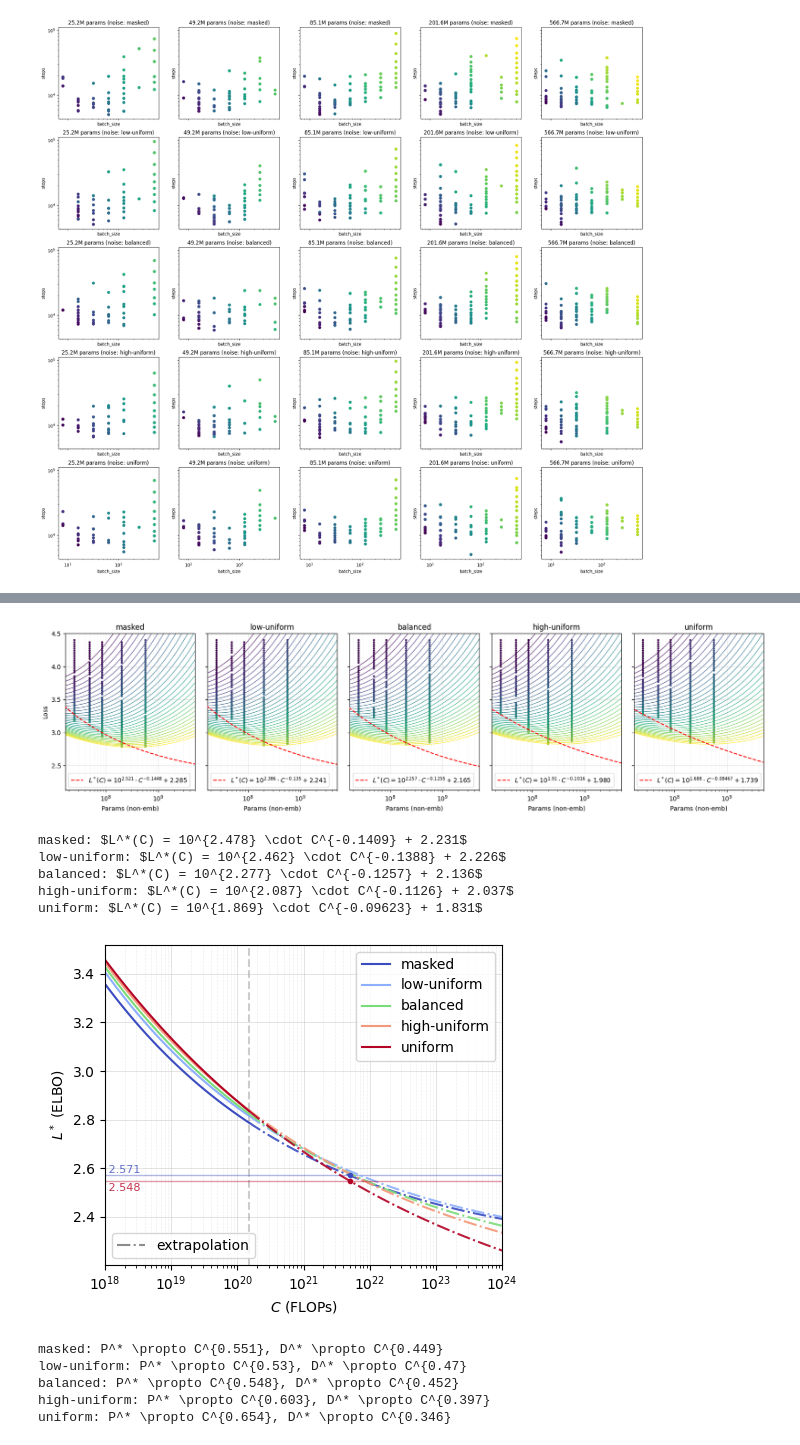
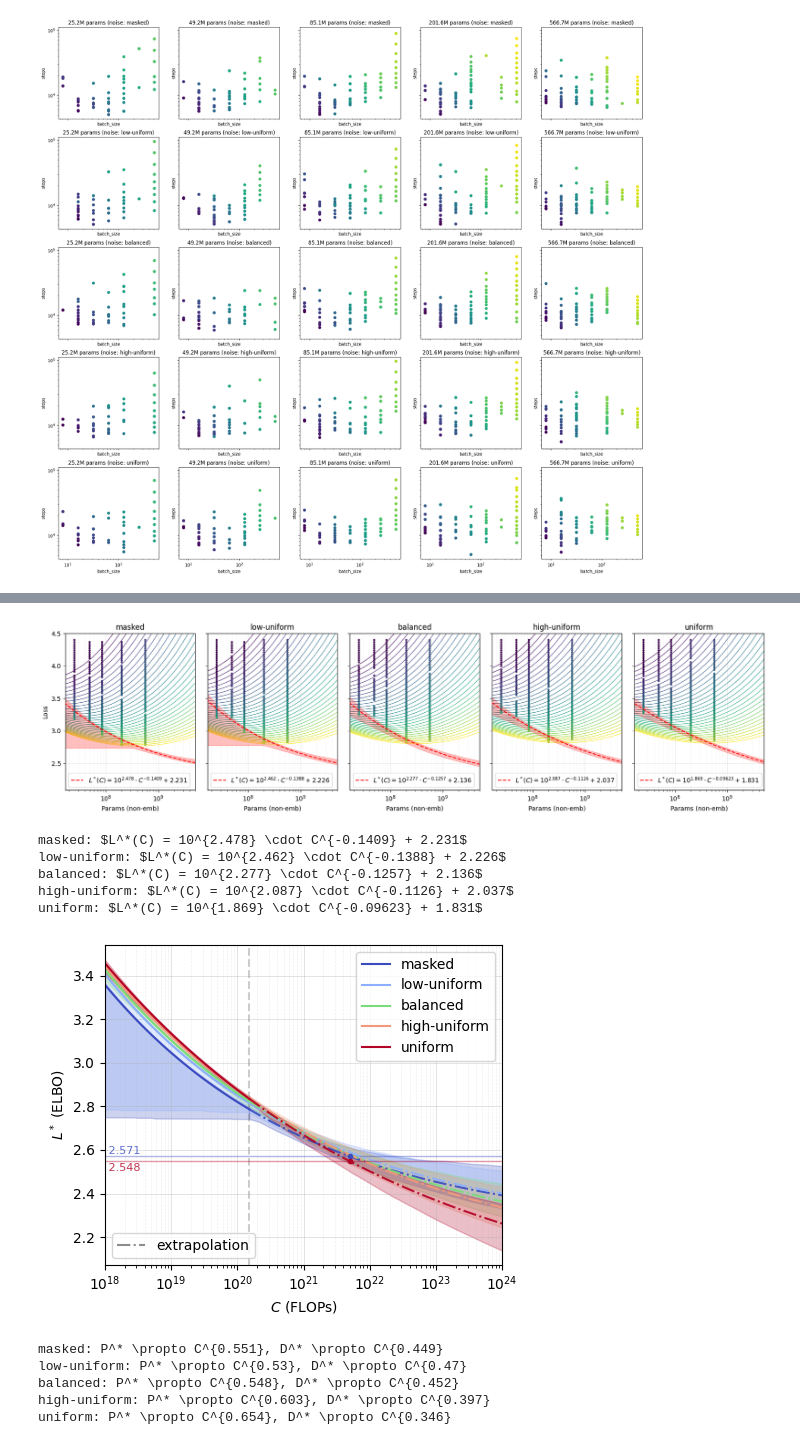
Before and after one commit to jafluri/gidd-easydel, a Jupyter notebook: notebooks/scaling_laws_standard_bootstrap.ipynb, the cells around one changed output, grey strips where cells are left out. Saved outputs shown, nothing was run; the diff lists cells and outputs as text; code cells hidden in the pictures.

Commit message:
standard bootstrap

```diff
--- a/notebooks/scaling_laws_standard_bootstrap.ipynb
+++ b/notebooks/scaling_laws_standard_bootstrap.ipynb
@@ -104,6 +137,16 @@ def color(x):
     cmap = plt.get_cmap("viridis")
     norm = plt.Normalize(vmin=np.log(flop_targets).min(), vmax=np.log(flop_targets).max())
     return cmap(norm(np.log(x)))
+
+
+def eval_bootstrap_params(bootstrap_array, params, percentile_alpha=15.85):
+    a, alpha, b, beta, E = bootstrap_array[:,:,None]
+    L_star_P = E + a*(alpha + beta)/beta * params[None,:]**(-alpha)
+    lower = np.percentile(L_star_P, percentile_alpha, axis=0)
+    upper = np.percentile(L_star_P, 100 - percentile_alpha, axis=0)
+    return lower, upper
+
+
 
 for i, (hybrid_mixing_shift, scaling_law) in enumerate(scaling_laws.items()):
     ax = axs[i]
@@ -135,6 +178,10 @@ for i, (hybrid_mixing_shift, scaling_law) in enumerate(scaling_laws.items()):
     L_star_P = E + a*(alpha + beta)/beta * params**(-alpha)
     ax.plot(params, L_star_P, linestyle="--", color="red", label="$L^*(C) = 10^{{{:.4g}}} \\cdot C^{{{:.4g}}} + {:.3f}$".format(np.log10(C_star_a), C_star_alpha, E), zorder=3)
 
+    lower, upper = eval_bootstrap_params(scaling_law["p_bootstrap"].T, params)
+    ax.fill_between(params, lower, upper, alpha=0.25, color="red")
+
+
     ax.set_title(f"{get_noise_label(hybrid_mixing_shift)}")
     ax.set_xscale("log")
     # ax.set_yscale("log")
@@ -155,7 +202,7 @@ fig.tight_layout(w_pad=-2.0)
 fig.show()
 #fig.savefig("plots/scaling_laws.pdf", dpi=300, bbox_inches="tight")
 # %% [output]
-[figure, old version]
+[figure, new version]
 # %%
 fig, ax = plt.subplots(1, 1, figsize=(5, 4))
 
@@ -168,6 +215,16 @@ idx = np.argmin(np.abs(flops - 1.5e20))
 ax.axvline(x=1.5e20, color="gray", linestyle="--", alpha=0.4)
 ax.plot([], [], linestyle="-.", color="gray", alpha=0.9, label="extrapolation")
 
+def eval_bootstrap_flops(bootstrap_array, flops, percentile_alpha=15.85):
+    a, alpha, b, beta, E = bootstrap_array[:,:,None]
+    C_star_a = (alpha + beta) * (a/beta)**(beta/(alpha + beta)) * (b/alpha)**(alpha/(alpha + beta))
+    C_star_alpha = (-(alpha*beta)/(alpha + beta))
+
+    L_star_C = E + C_star_a * (flops[None,:]/6)**C_star_alpha
+    lower = np.percentile(L_star_C, percentile_alpha, axis=0)
+    upper = np.percentile(L_star_C, 100 - percentile_alpha, axis=0)
+    return lower, upper
+
 for i, (hybrid_mixing_shift, scaling_law) in enumerate(scaling_laws.items()):
     color = colors[hybrid_mixing_shift]
 
@@ -175,7 +232,9 @@ for i, (hybrid_mixing_shift, scaling_law) in enumerate(scaling_laws.items()):
     C_star_a = (alpha + beta) * (a/beta)**(beta/(alpha + beta)) * (b/alpha)**(alpha/(alpha + beta))
     C_star_alpha = (-(alpha*beta)/(alpha + beta))
 
+    lower_intra, upper_intra = eval_bootstrap_flops(scaling_law["p_bootstrap"].T, intra_flops)
     L_star_C_intra = E + C_star_a * (intra_flops/6)**C_star_alpha
+    lower_extra, upper_extra = eval_bootstrap_flops(scaling_law["p_bootstrap"].T, extra_flops)
     L_star_C_extra = E + C_star_a * (extra_flops/6)**C_star_alpha
 
 
@@ -196,7 +255,9 @@ for i, (hybrid_mixing_shift, scaling_law) in enumerate(scaling_laws.items()):
 
     label = get_noise_label(hybrid_mixing_shift)
     ax.plot(intra_flops, L_star_C_intra, linestyle="-", color=np.array(color)/255.0, label=label)
+    ax.fill_between(intra_flops, lower_intra, upper_intra, alpha=0.25, color=np.array(color)/255.0)
     ax.plot(extra_flops, L_star_C_extra, linestyle="-.", color=np.array(color)/255.0, alpha=0.9)
+    ax.fill_between(extra_flops, lower_extra, upper_extra, alpha=0.25, color=np.array(color)/255.0)
 
     print(get_noise_label(hybrid_mixing_shift) + ": $L^*(C) = 10^{{{:.4g}}} \\cdot C^{{{:.4g}}} + {:.3f}$".format(np.log10(C_star_a), C_star_alpha, E))
 
@@ -204,34 +265,34 @@ for i, (hybrid_mixing_shift, scaling_law) in enumerate(scaling_laws.items()):
 handles, labels = ax.get_legend_handles_labels()
 trend_mask = [lbl.startswith("extrapolation") for lbl in labels]
 trend_handles = [h for h, m in zip(handles, trend_mask) if m]
 trend_labels = [l for l, m in zip(labels, trend_mask) if m]
 main_handles = [h for h, m in zip(handles, trend_mask) if not m]
 main_labels = [l for l, m in zip(labels, trend_mask) if not m]
 
 leg_main = ax.legend(main_handles, main_labels, loc="upper right")
 ax.add_artist(leg_main)
 ax.legend(trend_handles, trend_labels, loc="lower left")
 
 ax.set_xscale("log")
 # ax.set_yscale("log")
 # ax.legend()
 
 ax.grid(True, which="major", linestyle="-", linewidth=0.5, alpha=0.5)
 ax.grid(True, which="minor", linestyle="--", linewidth=0.5, alpha=0.2)
 
 ax.set_xlim(1e18, 1e24)
 
 ax.set_xlabel("$C$ (FLOPs)")
 ax.set_ylabel("$L^*$ (ELBO)")
 fig.tight_layout()
 #fig.savefig("plots/compute_optimal_frontier.pdf", bbox_inches="tight")
 # %% [output]
 masked: $L^*(C) = 10^{2.478} \cdot C^{-0.1409} + 2.231$
 low-uniform: $L^*(C) = 10^{2.462} \cdot C^{-0.1388} + 2.226$
 balanced: $L^*(C) = 10^{2.277} \cdot C^{-0.1257} + 2.136$
 high-uniform: $L^*(C) = 10^{2.087} \cdot C^{-0.1126} + 2.037$
 uniform: $L^*(C) = 10^{1.869} \cdot C^{-0.09623} + 1.831$
-[figure, old version]
+[figure, new version]
 # %%
 fig, ax = plt.subplots(1, 1, figsize=(5, 4))
 
```
Also changed, not shown: parts of 2 cells of this notebook.
